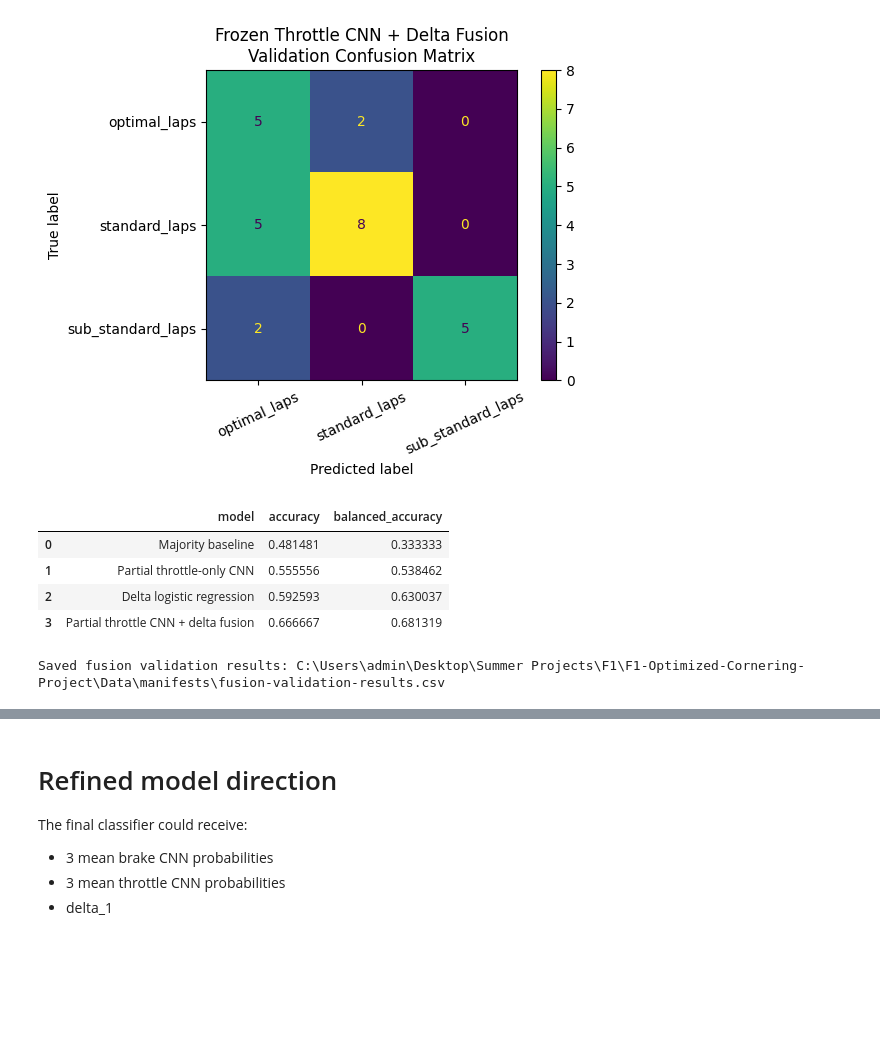
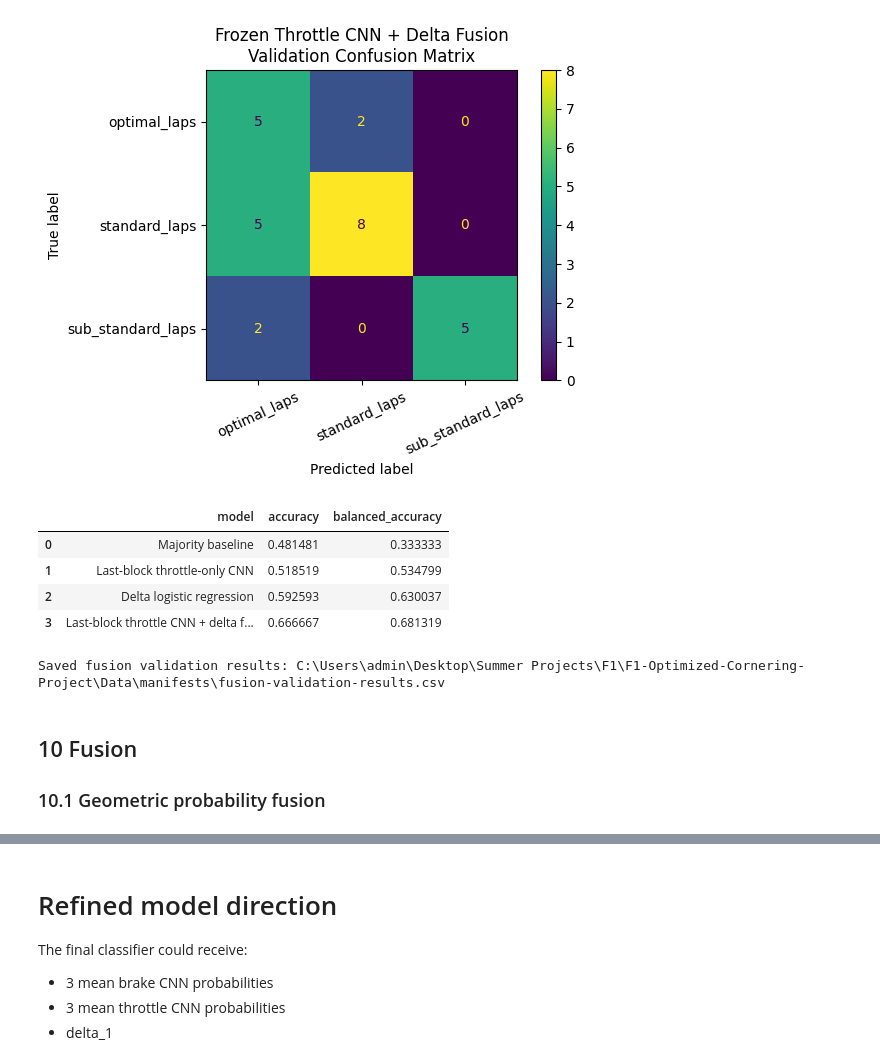
Before and after one commit to Prachet06/F1-Optimized-Cornering-Project, a Jupyter notebook: Code/Model.ipynb, the cells around one changed output, grey strips where cells are left out. Saved outputs shown, nothing was run; the diff lists cells and outputs as text; code cells hidden in the pictures; blank space fills up the shorter version.

```diff
--- a/Code/Model.ipynb
+++ b/Code/Model.ipynb
@@ -1062,15 +1072,15 @@ Best throttle validation balanced accuracy: 0.5385
 # %% [markdown]
 ### 5.8 Load the best frozen checkpoint
 # %%
-if not partial_checkpoint_path.exists():
+if not last_block_checkpoint_path.exists():
     raise FileNotFoundError(
-        "Partial CNN checkpoint was not found:\n"
-        f"{partial_checkpoint_path}"
+        "Last-block CNN checkpoint was not found:\n"
+        f"{last_block_checkpoint_path}"
     )
 
 model.load_state_dict(
     torch.load(
-        partial_checkpoint_path,
+        last_block_checkpoint_path,
         map_location=device,
         weights_only=True,
     )
@@ -1080,7 +1090,7 @@ model = model.to(device)
 model.eval()
 
 print(
-    "Loaded partial CNN checkpoint:",
-    partial_checkpoint_path,
+    "Loaded last-block CNN checkpoint:",
+    last_block_checkpoint_path,
 )
 # %% [output]
@@ -1114,12 +1124,14 @@ throttle_validation_predictions = (
     ].to_numpy()
 )
 
-partial_throttle_accuracy = accuracy_score(
-    y_throttle_validation,
-    throttle_validation_predictions,
+last_block_throttle_accuracy = (
+    accuracy_score(
+        y_throttle_validation,
+        throttle_validation_predictions,
+    )
 )
 
-partial_throttle_balanced_accuracy = (
+last_block_throttle_balanced_accuracy = (
     balanced_accuracy_score(
         y_throttle_validation,
         throttle_validation_predictions,
@@ -1127,13 +1139,13 @@ partial_throttle_balanced_accuracy = (
 )
 
 print(
-    "Partial CNN throttle validation accuracy:",
-    f"{partial_throttle_accuracy:.4f}",
+    "Last-block CNN throttle validation accuracy:",
+    f"{last_block_throttle_accuracy:.4f}",
 )
 
 print(
-    "Partial CNN throttle validation "
+    "Last-block CNN throttle validation "
     "balanced accuracy:",
-    f"{partial_throttle_balanced_accuracy:.4f}",
+    f"{last_block_throttle_balanced_accuracy:.4f}",
 )
 # %% [output]
@@ -2226,42 +2238,42 @@ sub_standard_laps     1.0000    0.7143    0.8333         7
      weighted avg     0.7525    0.6667    0.6874        27
 [figure]
 # %%
-partial_fusion_comparison = pd.DataFrame({
+last_block_fusion_comparison = pd.DataFrame({
     "model": [
         "Majority baseline",
-        "Partial throttle-only CNN",
+        "Last-block throttle-only CNN",
         "Delta logistic regression",
-        "Partial throttle CNN + delta fusion",
+        "Last-block throttle CNN + delta fusion",
     ],
     "accuracy": [
         majority_validation_accuracy,
-        partial_throttle_accuracy,
+        last_block_throttle_accuracy,
         delta_validation_accuracy,
         accuracy_score(
             fusion_true_labels,
             best_fusion_predictions,
         ),
     ],
     "balanced_accuracy": [
         majority_validation_balanced_accuracy,
-        partial_throttle_balanced_accuracy,
+        last_block_throttle_balanced_accuracy,
         delta_validation_balanced_accuracy,
         balanced_accuracy_score(
             fusion_true_labels,
             best_fusion_predictions,
         ),
     ],
 })
 
 display(
-    partial_fusion_comparison
+    last_block_fusion_comparison
 )
 # %% [output]
 |  | model | accuracy | balanced_accuracy |
 | 0 | Majority baseline | 0.481481 | 0.333333 |
-| 1 | Partial throttle-only CNN | 0.555556 | 0.538462 |
+| 1 | Last-block throttle-only CNN | 0.518519 | 0.534799 |
 | 2 | Delta logistic regression | 0.592593 | 0.630037 |
-| 3 | Partial throttle CNN + delta fusion | 0.666667 | 0.681319 |
+| 3 | Last-block throttle CNN + delta f... | 0.666667 | 0.681319 |
 # %%
 fusion_validation_results = (
     fusion_validation_df[[
@@ -2314,3 +2326,7 @@ print(
 )
 # %% [output]
 Saved fusion validation results: C:\Users\admin\Desktop\Summer Projects\F1\F1-Optimized-Cornering-Project\Data\manifests\fusion-validation-results.csv
+# %% [markdown]
+## 10 Fusion
+
+### 10.1 Geometric probability fusion
```
Also changed, not shown: parts of 47 cells of this notebook, 7 other files.
